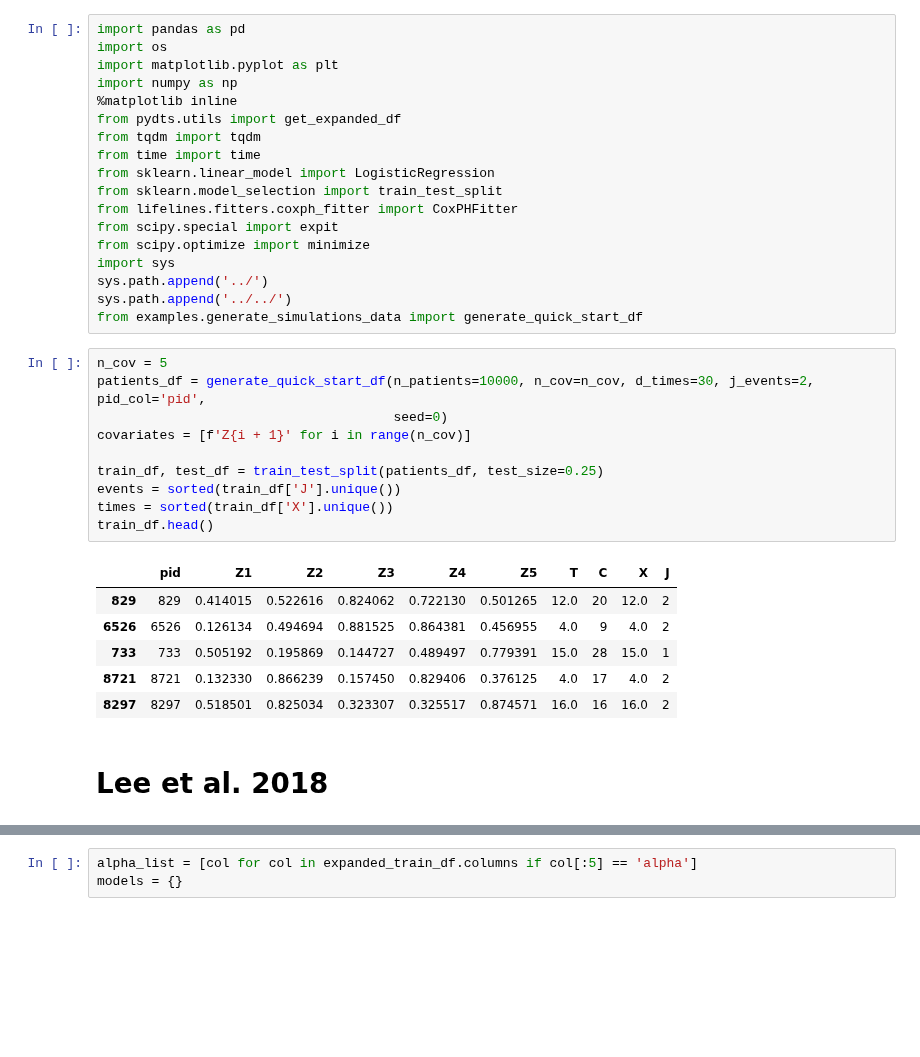
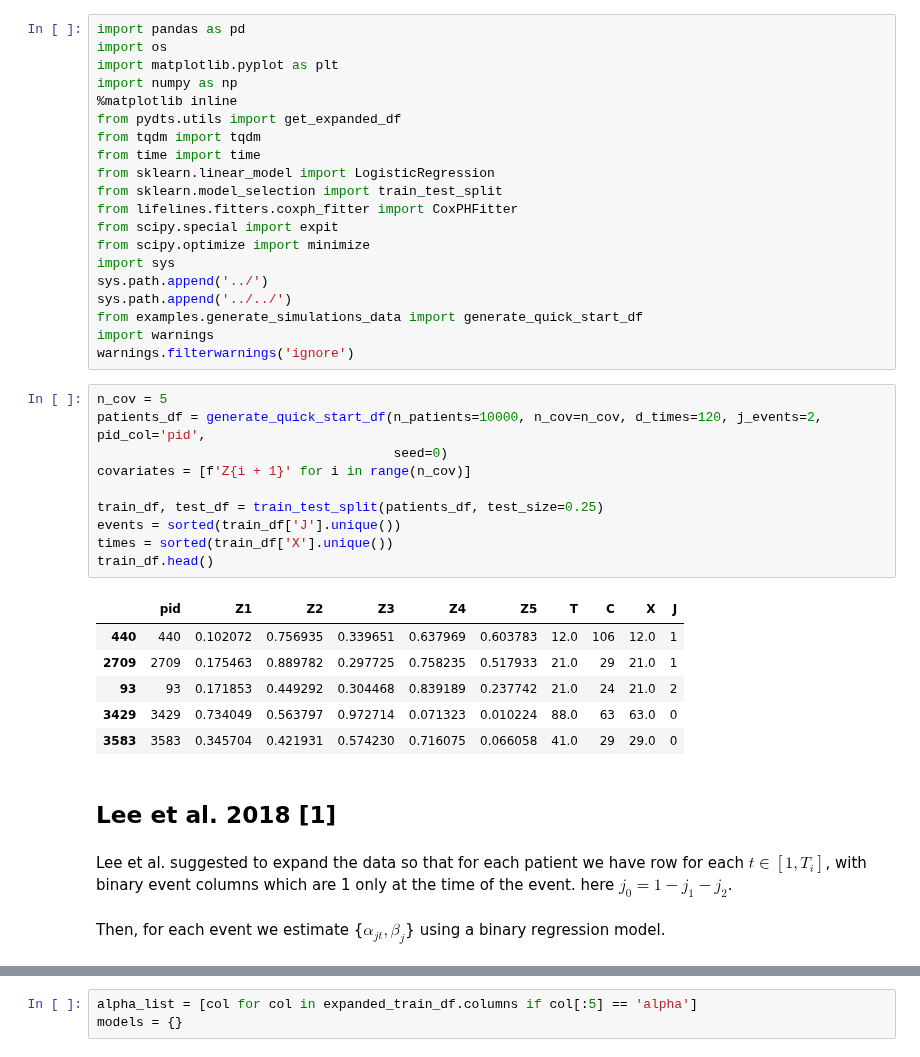
Before and after one commit to tomer1812/pydts, a Jupyter notebook: docs/Simple Simulation.ipynb, the cells around one changed output, grey strips where cells are left out. Cells and saved outputs as stored; diff of their text form; blank space fills up the shorter version.

```diff
--- a/docs/Simple Simulation.ipynb
+++ b/docs/Simple Simulation.ipynb
@@ -16,25 +33,30 @@ import sys
 sys.path.append('../')
 sys.path.append('../../')
 from examples.generate_simulations_data import generate_quick_start_df
+import warnings
+warnings.filterwarnings('ignore')
 # %%
 n_cov = 5
-patients_df = generate_quick_start_df(n_patients=10000, n_cov=n_cov, d_times=30, j_events=2, pid_col='pid',
+patients_df = generate_quick_start_df(n_patients=10000, n_cov=n_cov, d_times=120, j_events=2, pid_col='pid',
                                       seed=0)
 covariates = [f'Z{i + 1}' for i in range(n_cov)]
 
 train_df, test_df = train_test_split(patients_df, test_size=0.25)
 events = sorted(train_df['J'].unique())
 times = sorted(train_df['X'].unique())
 train_df.head()
 # %% [output]
 |  | pid | Z1 | Z2 | Z3 | Z4 | Z5 | T | C | X | J |
-| 829 | 829 | 0.414015 | 0.522616 | 0.824062 | 0.722130 | 0.501265 | 12.0 | 20 | 12.0 | 2 |
-| 6526 | 6526 | 0.126134 | 0.494694 | 0.881525 | 0.864381 | 0.456955 | 4.0 | 9 | 4.0 | 2 |
-| 733 | 733 | 0.505192 | 0.195869 | 0.144727 | 0.489497 | 0.779391 | 15.0 | 28 | 15.0 | 1 |
-| 8721 | 8721 | 0.132330 | 0.866239 | 0.157450 | 0.829406 | 0.376125 | 4.0 | 17 | 4.0 | 2 |
-| 8297 | 8297 | 0.518501 | 0.825034 | 0.323307 | 0.325517 | 0.874571 | 16.0 | 16 | 16.0 | 2 |
+| 440 | 440 | 0.102072 | 0.756935 | 0.339651 | 0.637969 | 0.603783 | 12.0 | 106 | 12.0 | 1 |
+| 2709 | 2709 | 0.175463 | 0.889782 | 0.297725 | 0.758235 | 0.517933 | 21.0 | 29 | 21.0 | 1 |
+| 93 | 93 | 0.171853 | 0.449292 | 0.304468 | 0.839189 | 0.237742 | 21.0 | 24 | 21.0 | 2 |
+| 3429 | 3429 | 0.734049 | 0.563797 | 0.972714 | 0.071323 | 0.010224 | 88.0 | 63 | 63.0 | 0 |
+| 3583 | 3583 | 0.345704 | 0.421931 | 0.574230 | 0.716075 | 0.066058 | 41.0 | 29 | 29.0 | 0 |
 # %% [markdown]
-# Lee et al. 2018
+## Lee et al. 2018 [1]
+# %% [markdown]
+Lee et al. suggested to expand the data so that for each patient we have row for each $t \in [1, T_i]$, with binary event columns which are 1 only at the time of the event. here $j_0 = 1 - j_1 - j_2$. <br> <br>
+Then, for each event we estimate {$\alpha_{jt}, \beta_{j}$} using a binary regression model.
 # %%
 expanded_train_df = get_expanded_df(train_df)
 print(expanded_train_df.shape)
```
Also changed, not shown: parts of 20 cells of this notebook.
